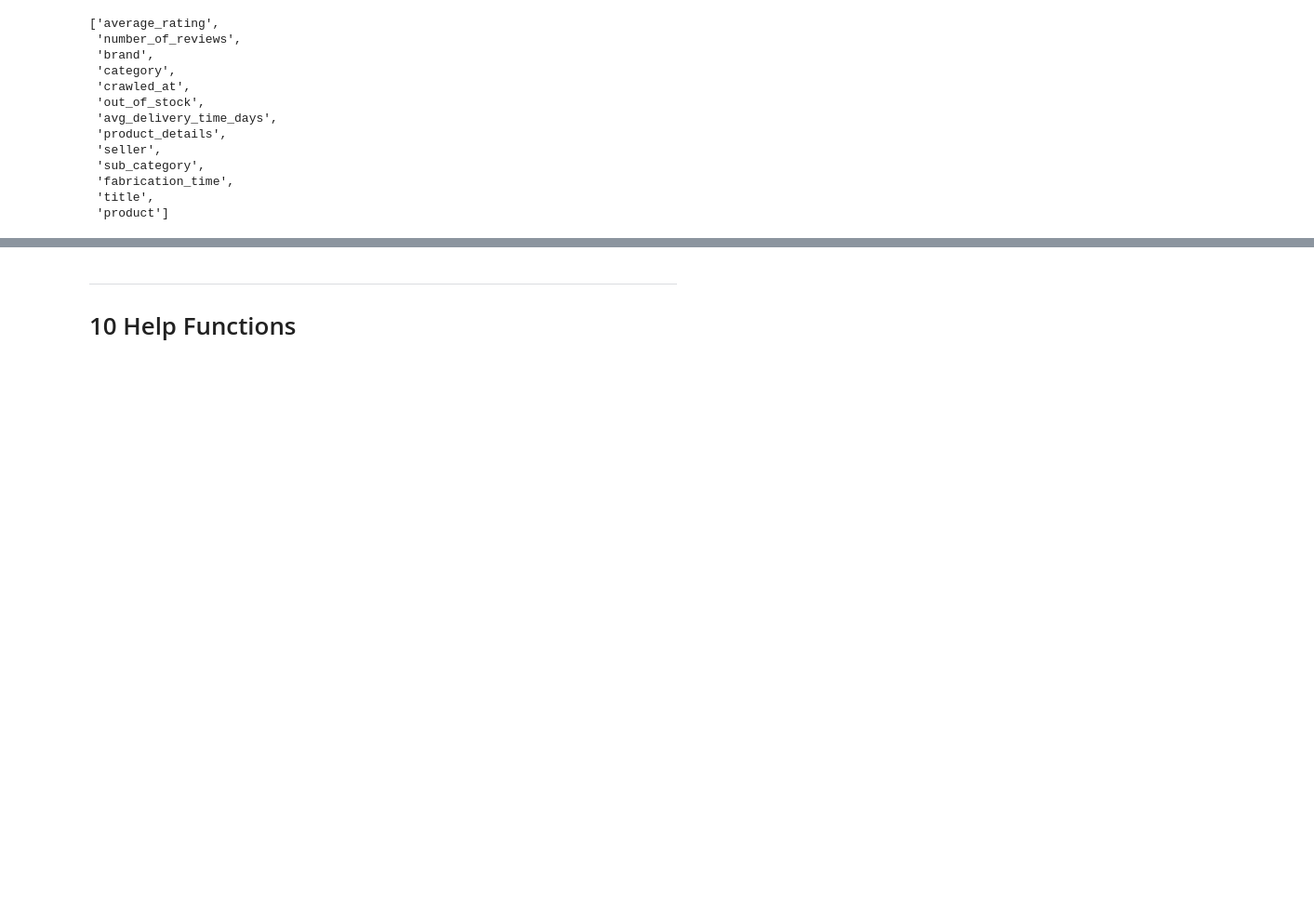
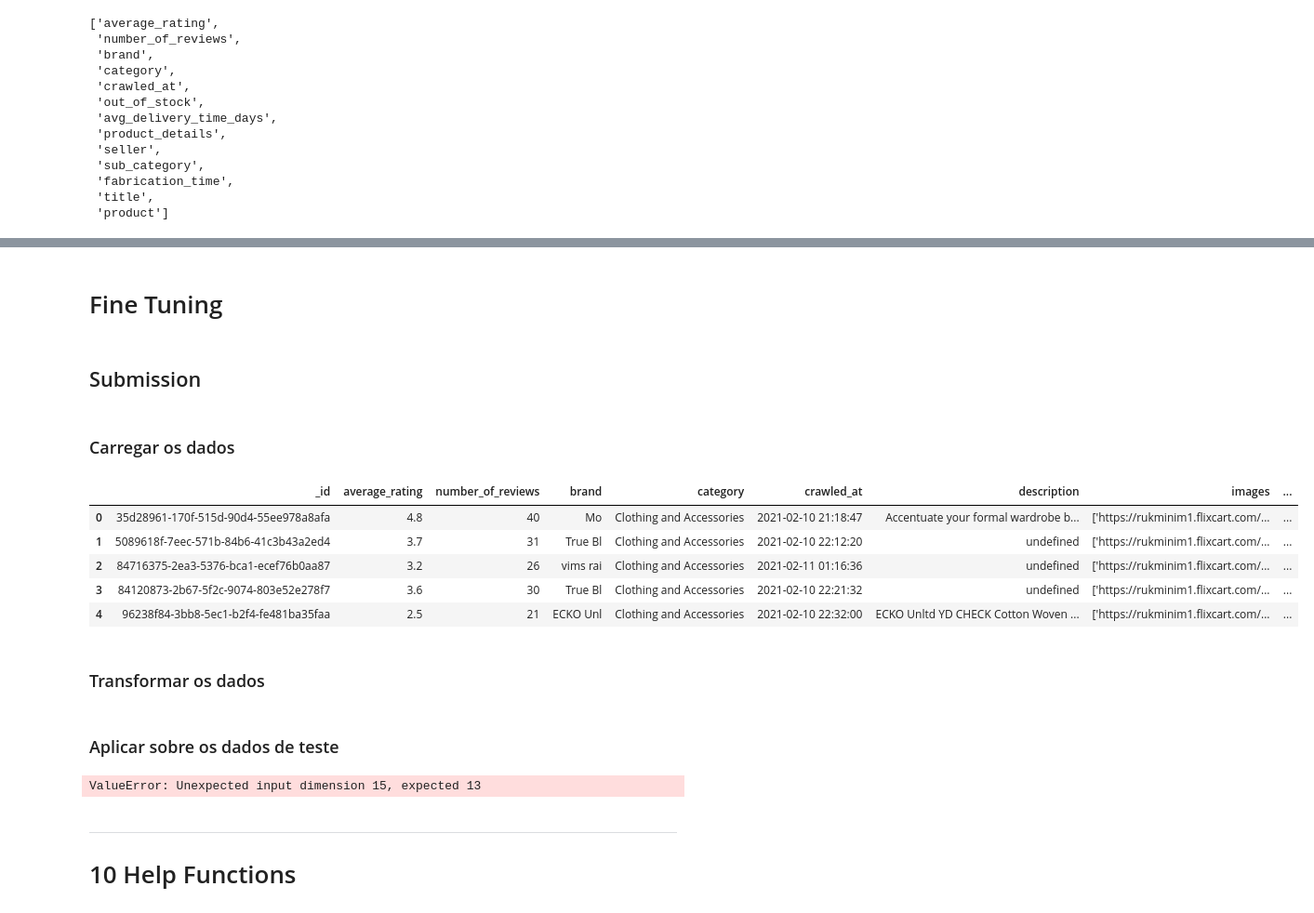
Before and after one commit to Gabrielnbr/hd6, a Jupyter notebook: notebook_hackday_06.ipynb, the cells around one changed output, grey strips where cells are left out. Shown at 93% size. Saved outputs shown, nothing was run; the diff lists cells and outputs as text; code cells hidden in the pictures; blank space fills up the shorter version.

```diff
--- a/notebook_hackday_06.ipynb
+++ b/notebook_hackday_06.ipynb
@@ -492,0 +499,2 @@ Rodando modelo: RandomForest
+# %% [markdown]
+# Fine Tuning
@@ -492,0 +503,24 @@ Rodando modelo: RandomForest
+# %% [markdown]
+## Submission
+# %% [markdown]
+### Carregar os dados
+# %%
+# Opening JSON file
+sub = open('dataset/raw/test.json')
+
+# returns JSON object as
+# a dictionary
+data_sub_aux = json.load(sub)
+
+data_sub = pd.json_normalize(data_sub_aux, record_path = 'data')
+data_sub.columns = data_sub_aux['columns']
+data_sub.head()
+# %% [output]
+|  | _id | average_rating | number_of_reviews | brand | category | crawled_at | description | images | ... |
+| 0 | 35d28961-170f-515d-90d4-55ee978a8afa | 4.8 | 40 | Mo | Clothing and Accessories | 2021-02-10 21:18:47 | Accentuate your formal wardrobe b... | ['https://rukminim1.flixcart.com/... | ... |
+| 1 | 5089618f-7eec-571b-84b6-41c3b43a2ed4 | 3.7 | 31 | True Bl | Clothing and Accessories | 2021-02-10 22:12:20 | undefined | ['https://rukminim1.flixcart.com/... | ... |
+| 2 | 84716375-2ea3-5376-bca1-ecef76b0aa87 | 3.2 | 26 | vims rai | Clothing and Accessories | 2021-02-11 01:16:36 | undefined | ['https://rukminim1.flixcart.com/... | ... |
+| 3 | 84120873-2b67-5f2c-9074-803e52e278f7 | 3.6 | 30 | True Bl | Clothing and Accessories | 2021-02-10 22:21:32 | undefined | ['https://rukminim1.flixcart.com/... | ... |
+| 4 | 96238f84-3bb8-5ec1-b2f4-fe481ba35faa | 2.5 | 21 | ECKO Unl | Clothing and Accessories | 2021-02-10 22:32:00 | ECKO Unltd YD CHECK Cotton Woven ... | ['https://rukminim1.flixcart.com/... | ... |
+# %% [markdown]
+### Transformar os dados
@@ -493,3 +555,9 @@ Rodando modelo: RandomForest
+# %% [markdown]
+### Aplicar sobre os dados de teste
+# %%
+submission_preparation(data_sub, features_selected)
+# %% [output]
+ValueError: Unexpected input dimension 15, expected 13
 # %% [markdown]
 ------
 # 10 Help Functions
```
Also changed, not shown: parts of 30 cells of this notebook, 4 other files.
